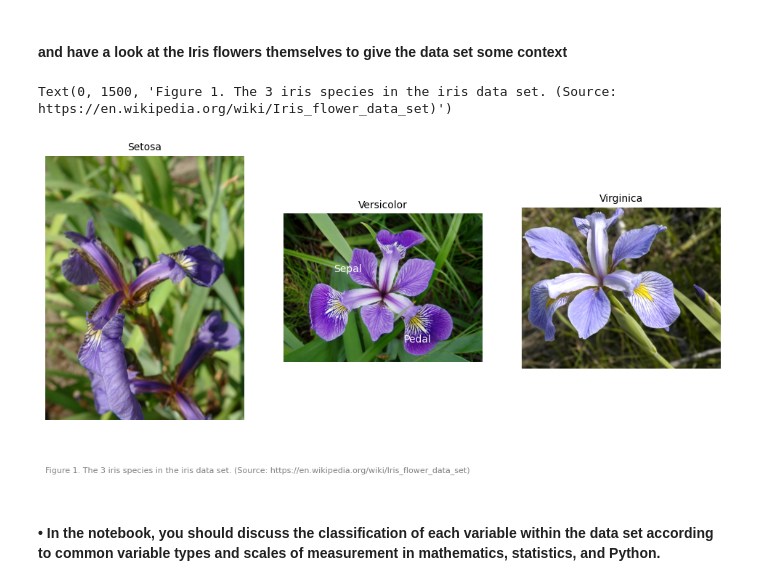
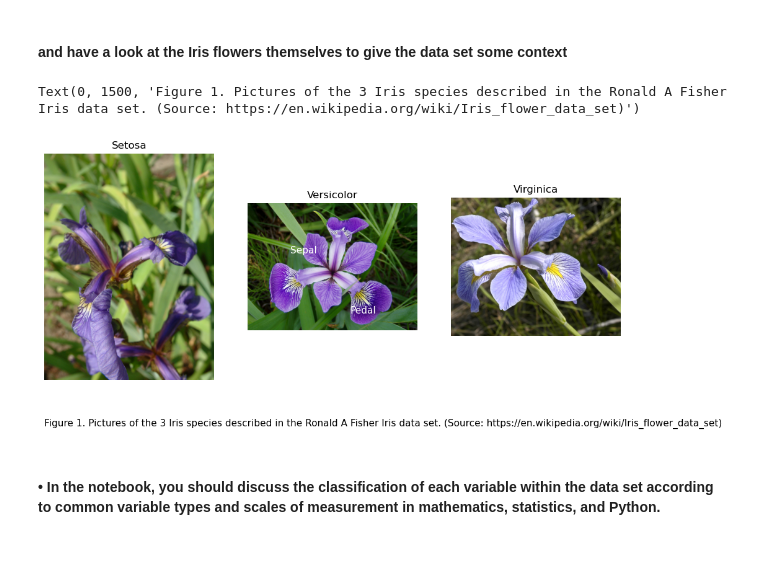
Before and after one commit to shanekeenan/fundamentals_of_data_analysis, a Jupyter notebook: project.ipynb, the cells around one changed output. Drawn from its saved outputs; the diff is of its cells as text; code cells hidden in the pictures; blank space fills up the shorter version.

Commit message:
clean up repo.. files and titles

```diff
--- a/project.ipynb
+++ b/project.ipynb
@@ -49,28 +49,28 @@ from PIL import Image
 # %%
 image1 = Image.open("C:\\Users\\shane\\Desktop\\HDip in Data Analytics\\Semester 2\\Fundamentals of Data Analysis\\fundamentals_of_data_analysis\\project data\\img\\Iris_setosa.jpg")
 image2 = Image.open("C:\\Users\\shane\\Desktop\\HDip in Data Analytics\\Semester 2\\Fundamentals of Data Analysis\\fundamentals_of_data_analysis\\project data\\img\\Iris_versicolor.jpg")
 image3 = Image.open("C:\\Users\\shane\\Desktop\\HDip in Data Analytics\\Semester 2\\Fundamentals of Data Analysis\\fundamentals_of_data_analysis\\project data\\img\\Iris_virginica.jpg")
 #fig, (ax1, ax2, ax3) = plt.subplots(1, 3)
 fig = plt.figure(figsize=(12, 6))
 ax1 = fig.add_subplot(1, 3, 1)
 ax2 = fig.add_subplot(1, 3, 2)
 ax3 = fig.add_subplot(1, 3, 3)
 ax1.imshow(image1)
 ax2.imshow(image2)
 ax3.imshow(image3)
 ax1.axis('off')
 ax2.axis('off')
 ax3.axis('off')
-ax1.set_title("Setosa", fontsize=10)
-ax2.set_title("Versicolor", fontsize=10)
-ax3.set_title("Virginica",fontsize=10 )
-ax2.text(500, 500, 'Sepal', color='white', fontsize=10, ha='left', va='top', alpha=1)
-ax2.text(1200, 1200, 'Pedal', color='white', fontsize=10, ha='left', va='top', alpha=1)
-ax1.text(0, 1500, 'Figure 1. The 3 iris species in the iris data set. (Source: https://en.wikipedia.org/wiki/Iris_flower_data_set)', color='black', fontsize=8, ha='left', va='top', alpha=0.5)
+ax1.set_title("Setosa", fontsize=12)
+ax2.set_title("Versicolor", fontsize=12)
+ax3.set_title("Virginica",fontsize=12 )
+ax2.text(500, 500, 'Sepal', color='white', fontsize=11, ha='left', va='top', alpha=1)
+ax2.text(1200, 1200, 'Pedal', color='white', fontsize=11, ha='left', va='top', alpha=1)
+ax1.text(0, 1500, 'Figure 1. Pictures of the 3 Iris species described in the Ronald A Fisher Iris data set. (Source: https://en.wikipedia.org/wiki/Iris_flower_data_set)', color='black', fontsize=11, ha='left', va='top', alpha=1)
 #plt.arrow(2,5,4,2,width=.3, edgecolor='green',facecolor='red',linestyle='--',linewidth=3)
 # %% [output]
-Text(0, 1500, 'Figure 1. The 3 iris species in the iris data set. (Source: https://en.wikipedia.org/wiki/Iris_flower_data_set)')
+Text(0, 1500, 'Figure 1. Pictures of the 3 Iris species described in the Ronald A Fisher Iris data set. (Source: https://en.wikipedia.org/wiki/Iris_flower_data_set)')
-[figure, old version]
+[figure, new version]
 # %% [markdown]
 #### • In the notebook, you should discuss the classification of each variable within the data set according to common variable types and scales of measurement in mathematics, statistics, and Python.
 # %% [markdown]
```
Also changed, not shown: parts of 1 cell of this notebook, 7 other files.
